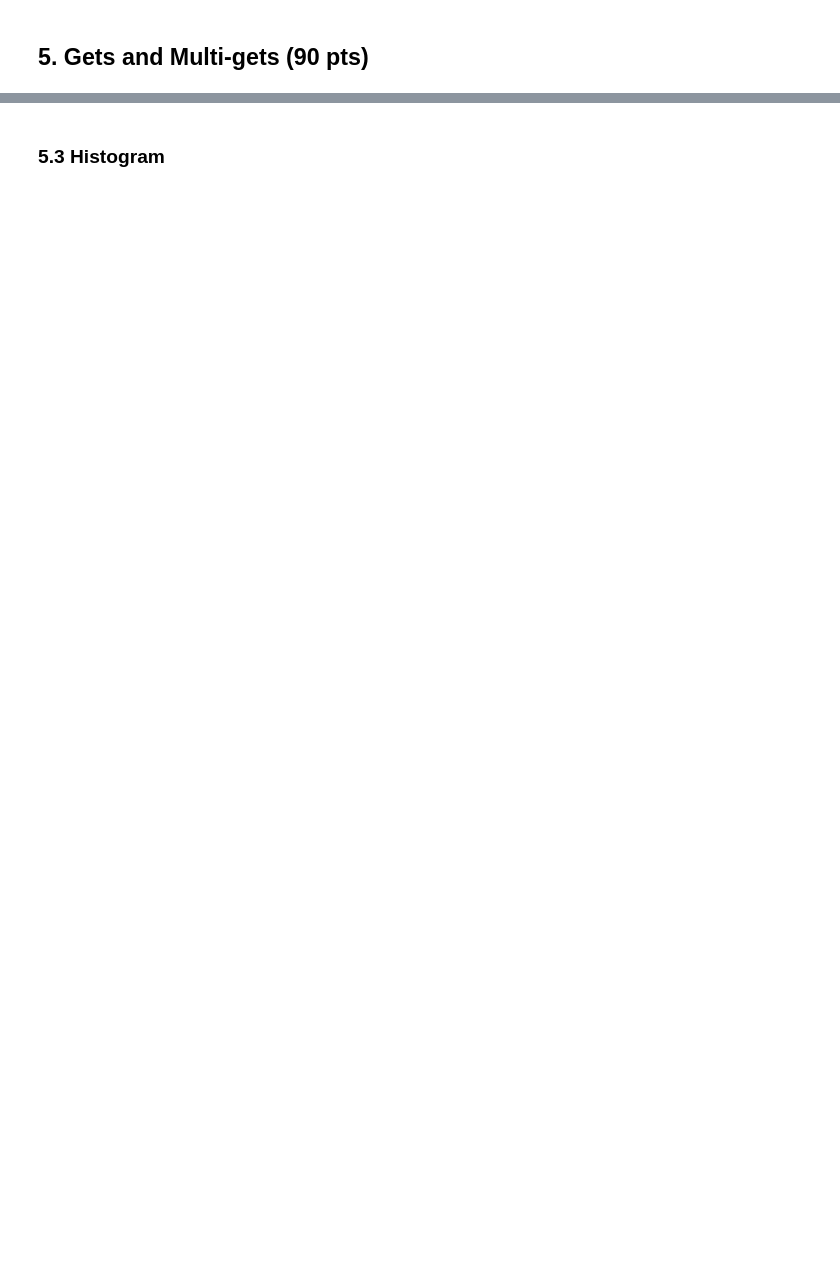
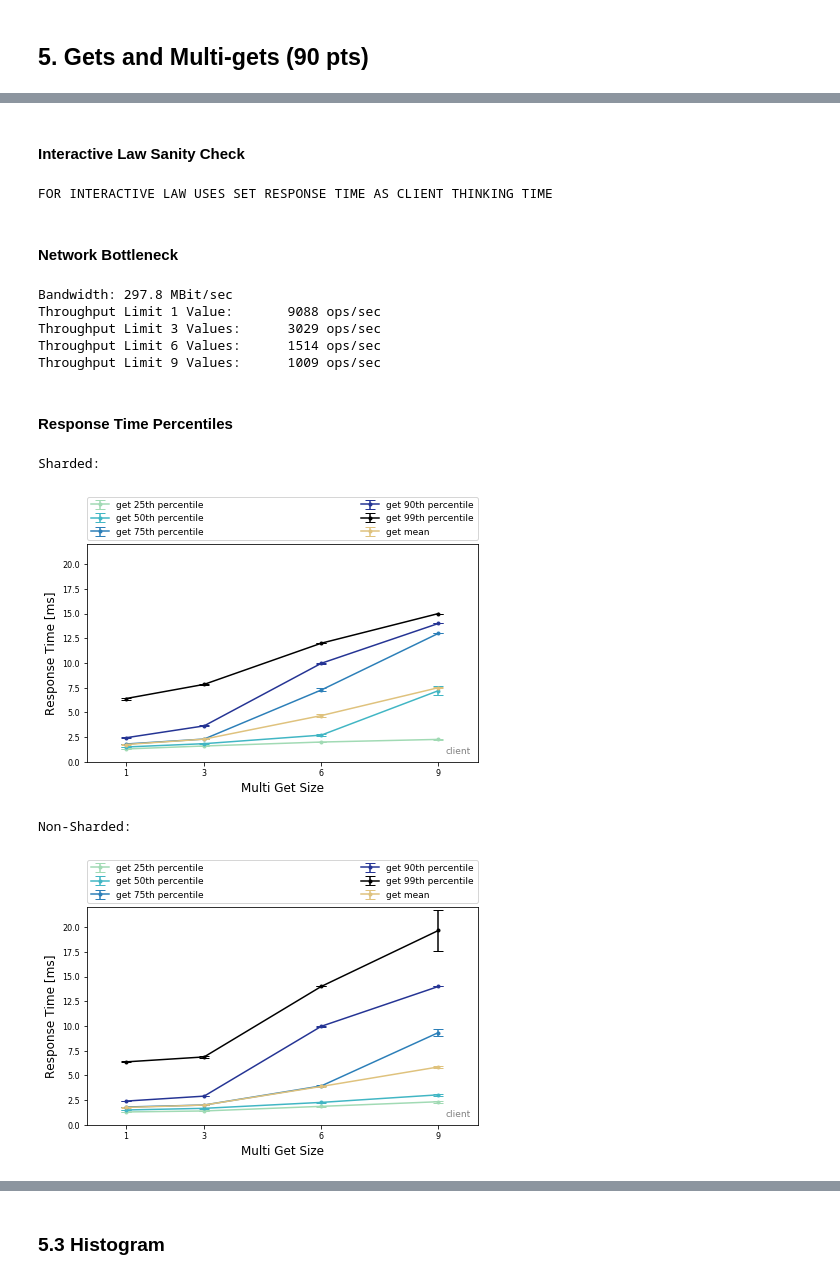
Before and after one commit to nicolas-kuechler/eth-asl-middleware-benchmark-2018, a Jupyter notebook: python/analysis/5 - Gets and Multi-gets.ipynb, the cells around one changed output, grey strips where cells are left out. Saved outputs shown, nothing was run; the diff lists cells and outputs as text; code cells hidden in the pictures; blank space fills up the shorter version.

```diff
--- a/python/analysis/5 - Gets and Multi-gets.ipynb
+++ b/python/analysis/5 - Gets and Multi-gets.ipynb
@@ -10,14 +10,14 @@ from queries import query_rthist_mw as q_rthist_mw
 from queries import query_rthist_client as q_rthist_client
 from queries import weighted_stats
 from queries import hist_stats
-
+from queries import network as q_net
 
 from plots.ctrl import generate, dashboard_nc, dashboard_mget, dashboard_time
-from plots import tp, rt
+from plots import tp, rt, utilization, queue, ilaw, sst
 
 suite={
-    "exp51":"simulation_p2",
-    "exp52":"simulation_p2"
+    "exp51":"re_exp5",
+    "exp52":"re_exp5"
 }
 
-throughput_max_n_worker = 32
+plt_output_folder = "result"
@@ -46,7 +62,0 @@ n_w=8   op_type=mget  num_clients=12   mget_size=9
-# %%
-exp_name="exp51"
-_,df_exp51_client_qtm = q_rthist_client.load_df(suite=suite[exp_name], exp=exp_name)
-df_exp51_client_qtm = df_exp51_client_qtm[df_exp51_client_qtm['n_worker_per_mw']==throughput_max_n_worker]
-df_exp51_client_qtm = df_exp51_client_qtm[df_exp51_client_qtm['op_type']=='get']
-
-generate(rt.mget_perc, df_exp51_client_qtm, suite[exp_name], f"{exp_name}_sharded_rt_mget_perc_client")
@@ -127,7 +89,0 @@ n_w=8   op_type=mget  num_clients=12   mget_size=9
-# %%
-exp_name="exp52"
-_,df_exp52_client_qtm = q_rthist_client.load_df(suite=suite[exp_name], exp=exp_name)
-df_exp52_client_qtm = df_exp52_client_qtm[df_exp52_client_qtm['op_type']=='get']
-df_exp52_client_qtm = df_exp52_client_qtm[df_exp52_client_qtm['n_worker_per_mw']==throughput_max_n_worker]
-
-generate(rt.mget_perc, df_exp52_client_qtm, suite[exp_name], f"{exp_name}_nonsharded_rt_mget_perc_client")
@@ -185,0 +90,45 @@ MW:
+# %% [markdown]
+#### Interactive Law Sanity Check
+# %%
+print("FOR INTERACTIVE LAW USES SET RESPONSE TIME AS CLIENT THINKING TIME")
+# %% [output]
+FOR INTERACTIVE LAW USES SET RESPONSE TIME AS CLIENT THINKING TIME
+# %% [markdown]
+#### Network Bottleneck
+# %%
+read_bandwidth = df_exp51_mw['read_bandwidth_limit'].unique()[0]
+read_bandwidth_bytes = read_bandwidth * 125000
+value_size = 4096
+print(f"Bandwidth: {read_bandwidth} MBit/sec")
+
+print(f"Throughput Limit 1 Value: \t{int(read_bandwidth_bytes/value_size)} ops/sec")
+print(f"Throughput Limit 3 Values: \t{int(read_bandwidth_bytes/(3*value_size))} ops/sec")
+print(f"Throughput Limit 6 Values: \t{int(read_bandwidth_bytes/(6*value_size))} ops/sec")
+print(f"Throughput Limit 9 Values: \t{int(read_bandwidth_bytes/(9*value_size))} ops/sec")
+# %% [output]
+Bandwidth: 297.8 MBit/sec
+Throughput Limit 1 Value:       9088 ops/sec
+Throughput Limit 3 Values:      3029 ops/sec
+Throughput Limit 6 Values:      1514 ops/sec
+Throughput Limit 9 Values:      1009 ops/sec
+# %% [markdown]
+#### Response Time Percentiles
+# %%
+y_lim = 22
+
+print("Sharded: ")
+_,df_exp51_client_qtm = q_rthist_client.load_df(suite=suite["exp51"], exp="exp51")
+df_exp51_client_qtm = df_exp51_client_qtm[df_exp51_client_qtm['op_type']=='get']
+
+generate(rt.mget_perc, df_exp51_client_qtm, plt_output_folder, f"exp51_s_rt_mget_perc_client", opt=y_lim)
+
+print("Non-Sharded: ")
+_,df_exp52_client_qtm = q_rthist_client.load_df(suite=suite["exp52"], exp="exp52")
+df_exp52_client_qtm = df_exp52_client_qtm[df_exp52_client_qtm['op_type']=='get']
+
+generate(rt.mget_perc, df_exp52_client_qtm, plt_output_folder, f"exp52_ns_rt_mget_perc_client", opt=y_lim)
+# %% [output]
+Sharded:
+[figure, added]
+Non-Sharded:
+[figure, added]
```
Also changed, not shown: parts of 24 cells of this notebook, 12 other files.
